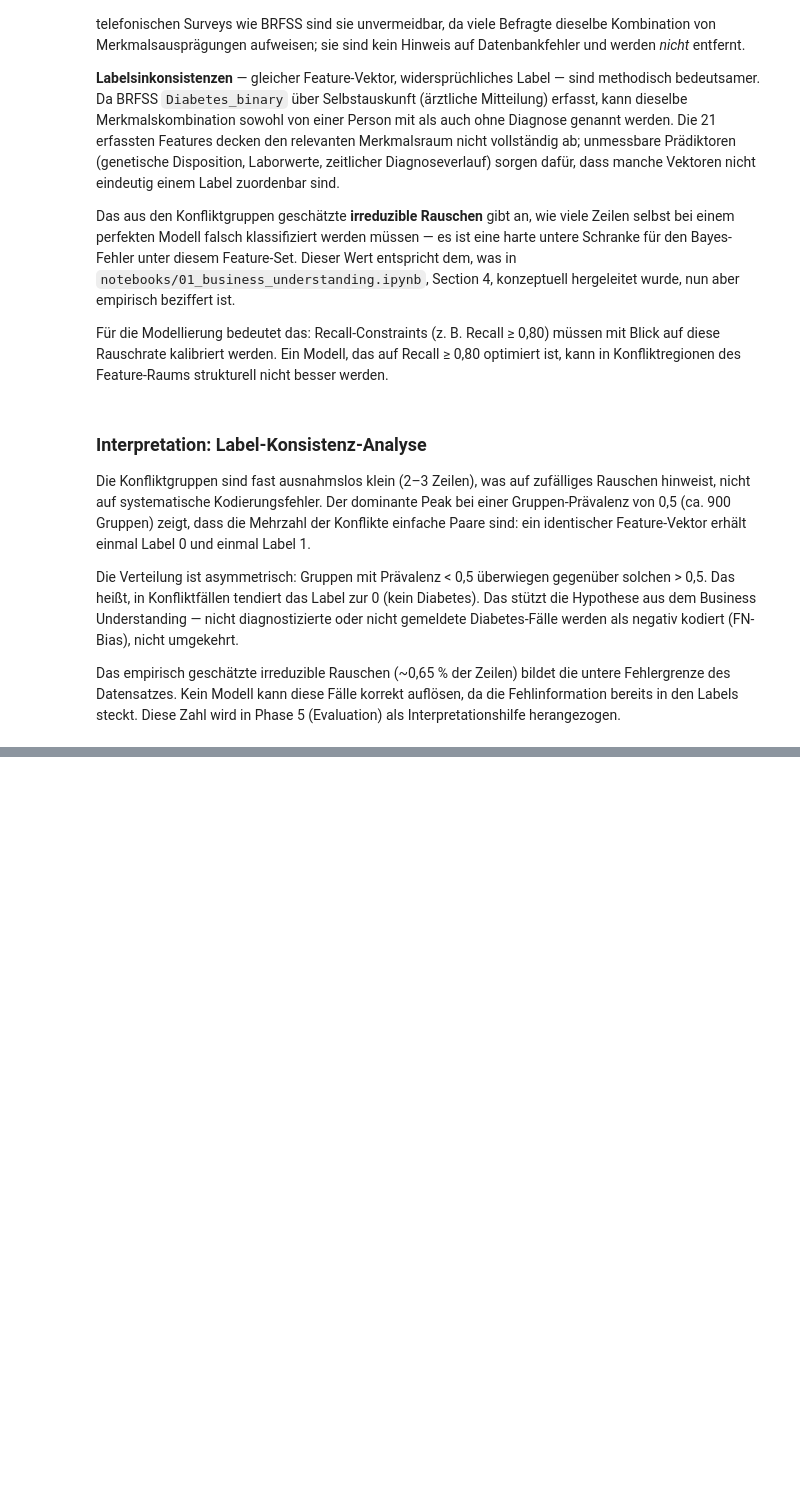
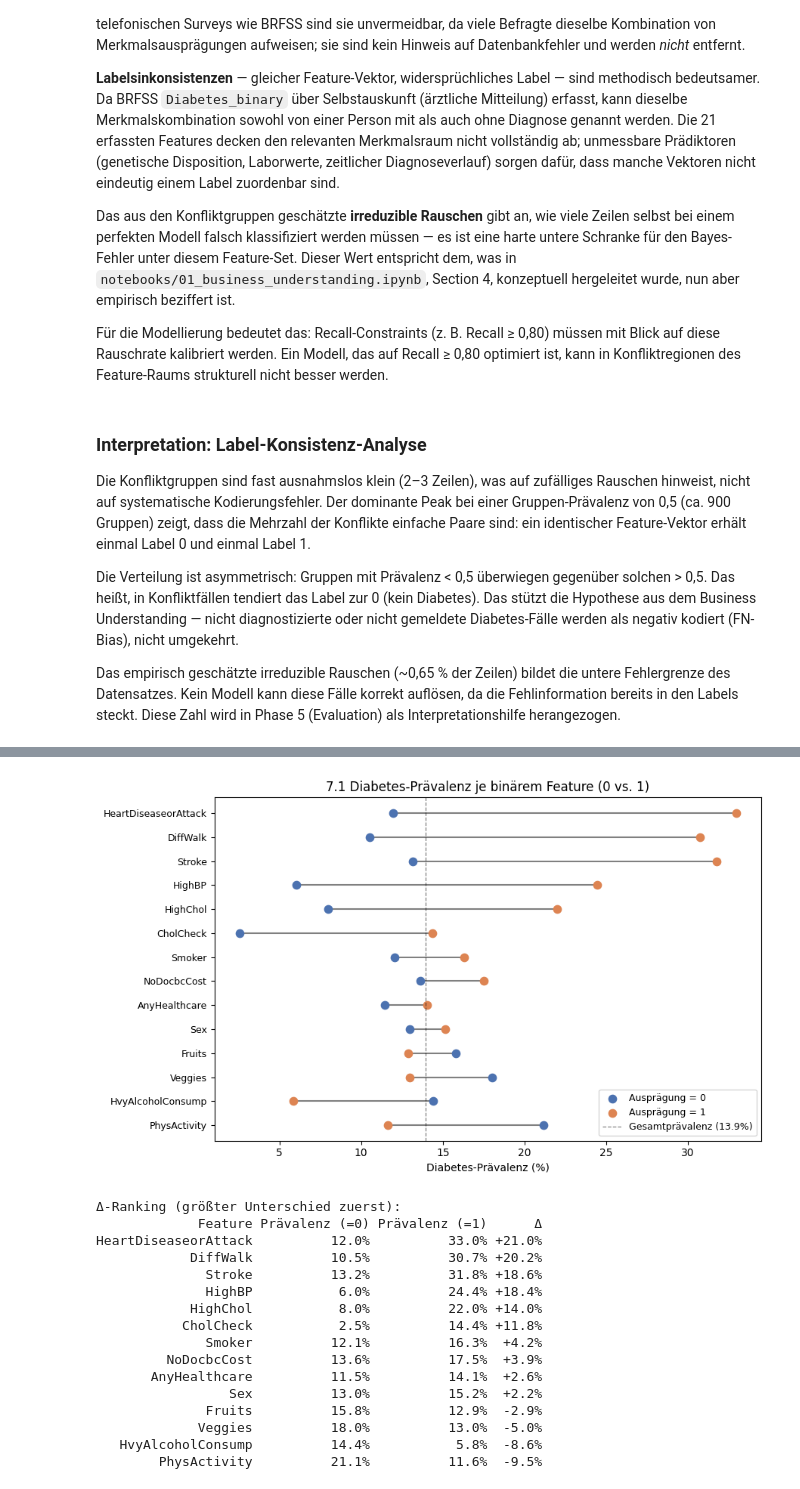
Before and after one commit to Hasher26/Diabetes-Prediction-Hasher, a Jupyter notebook: notebooks/02_data_understanding.ipynb, the cells around one changed output, grey strips where cells are left out. Drawn from its saved outputs; the diff is of its cells as text; code cells hidden in the pictures; blank space fills up the shorter version.

```diff
--- a/notebooks/02_data_understanding.ipynb
+++ b/notebooks/02_data_understanding.ipynb
@@ -310,0 +505,51 @@ als Interpretationshilfe herangezogen.
+# %%
+rows = []
+for col in BINARY_COLS:
+    p0 = df.loc[df[col] == 0, "Diabetes_binary"].mean()
+    p1 = df.loc[df[col] == 1, "Diabetes_binary"].mean()
+    rows.append({"Feature": col, "Prävalenz (=0)": p0, "Prävalenz (=1)": p1, "Δ": p1 - p0})
+
+assoc_df = pd.DataFrame(rows).sort_values("Δ")
+
+fig, ax = plt.subplots(figsize=(9, 5.5))
+y = range(len(assoc_df))
+
+ax.hlines(y, assoc_df["Prävalenz (=0)"] * 100, assoc_df["Prävalenz (=1)"] * 100,
+          color="gray", linewidth=1.5, zorder=1)
+ax.scatter(assoc_df["Prävalenz (=0)"] * 100, y, color="#4C72B0", s=55, zorder=2, label="Ausprägung = 0")
+ax.scatter(assoc_df["Prävalenz (=1)"] * 100, y, color="#DD8452", s=55, zorder=2, label="Ausprägung = 1")
+ax.axvline(df["Diabetes_binary"].mean() * 100, color="black", linestyle="--",
+           linewidth=0.9, alpha=0.5, label=f"Gesamtprävalenz ({df['Diabetes_binary'].mean()*100:.1f}%)")
+
+ax.set_yticks(list(y))
+ax.set_yticklabels(assoc_df["Feature"], fontsize=9)
+ax.set_xlabel("Diabetes-Prävalenz (%)")
+ax.set_title("7.1 Diabetes-Prävalenz je binärem Feature (0 vs. 1)", fontsize=12)
+ax.legend(fontsize=9)
+plt.tight_layout()
+plt.show()
+
+print("\nΔ-Ranking (größter Unterschied zuerst):")
+print(assoc_df.sort_values("Δ", ascending=False)
+      .assign(**{"Prävalenz (=0)": lambda d: d["Prävalenz (=0)"].map("{:.1%}".format),
+                 "Prävalenz (=1)": lambda d: d["Prävalenz (=1)"].map("{:.1%}".format),
+                 "Δ": lambda d: d["Δ"].map("{:+.1%}".format)})
+      .to_string(index=False))
+# %% [output]
+[figure, added]
+Δ-Ranking (größter Unterschied zuerst):
+             Feature Prävalenz (=0) Prävalenz (=1)      Δ
+HeartDiseaseorAttack          12.0%          33.0% +21.0%
+            DiffWalk          10.5%          30.7% +20.2%
+              Stroke          13.2%          31.8% +18.6%
+              HighBP           6.0%          24.4% +18.4%
+            HighChol           8.0%          22.0% +14.0%
+           CholCheck           2.5%          14.4% +11.8%
+              Smoker          12.1%          16.3%  +4.2%
+         NoDocbcCost          13.6%          17.5%  +3.9%
+       AnyHealthcare          11.5%          14.1%  +2.6%
+                 Sex          13.0%          15.2%  +2.2%
+              Fruits          15.8%          12.9%  -2.9%
+             Veggies          18.0%          13.0%  -5.0%
+   HvyAlcoholConsump          14.4%           5.8%  -8.6%
+        PhysActivity          21.1%          11.6%  -9.5%
```
Also changed, not shown: parts of 32 cells of this notebook.
